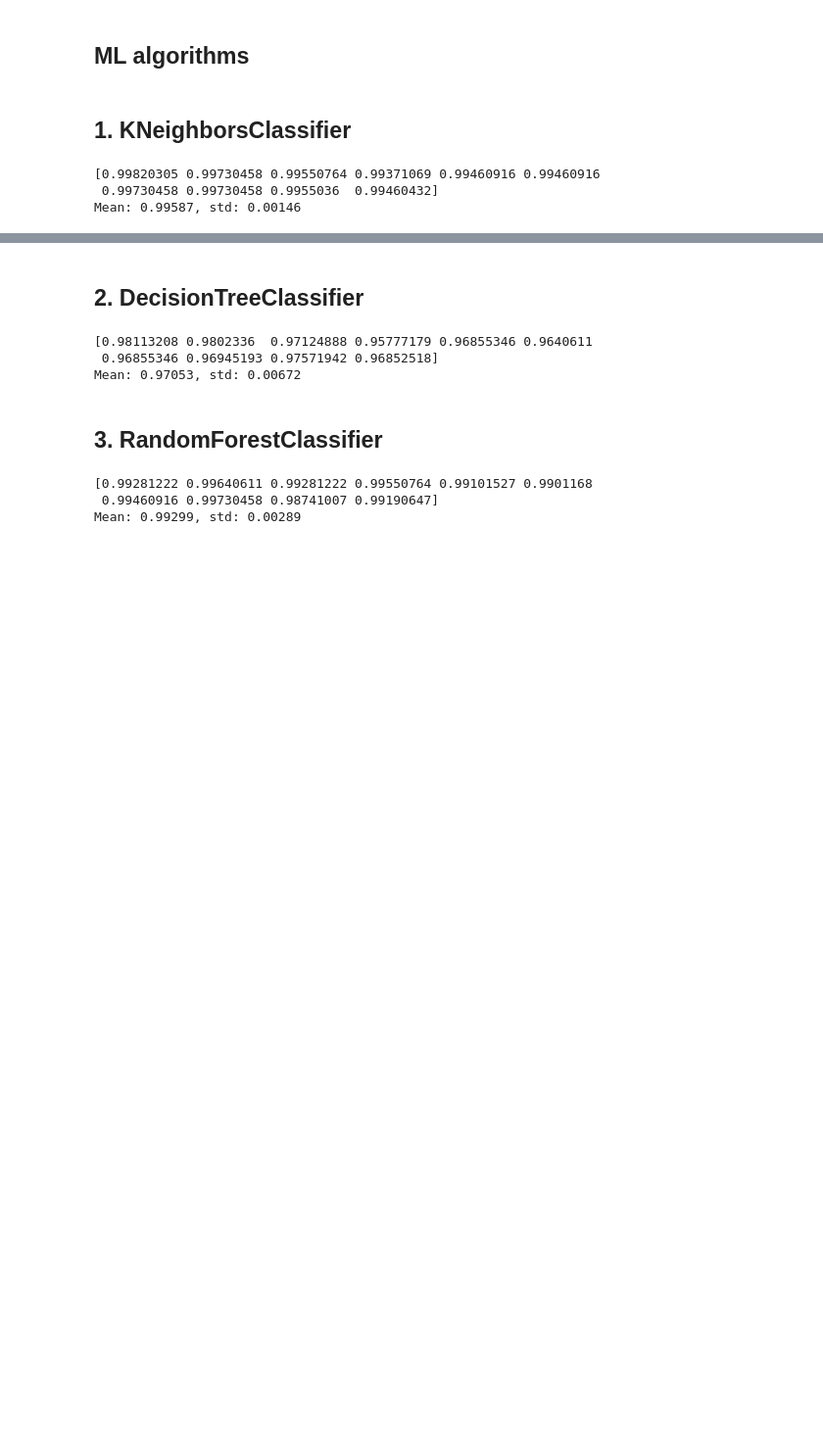
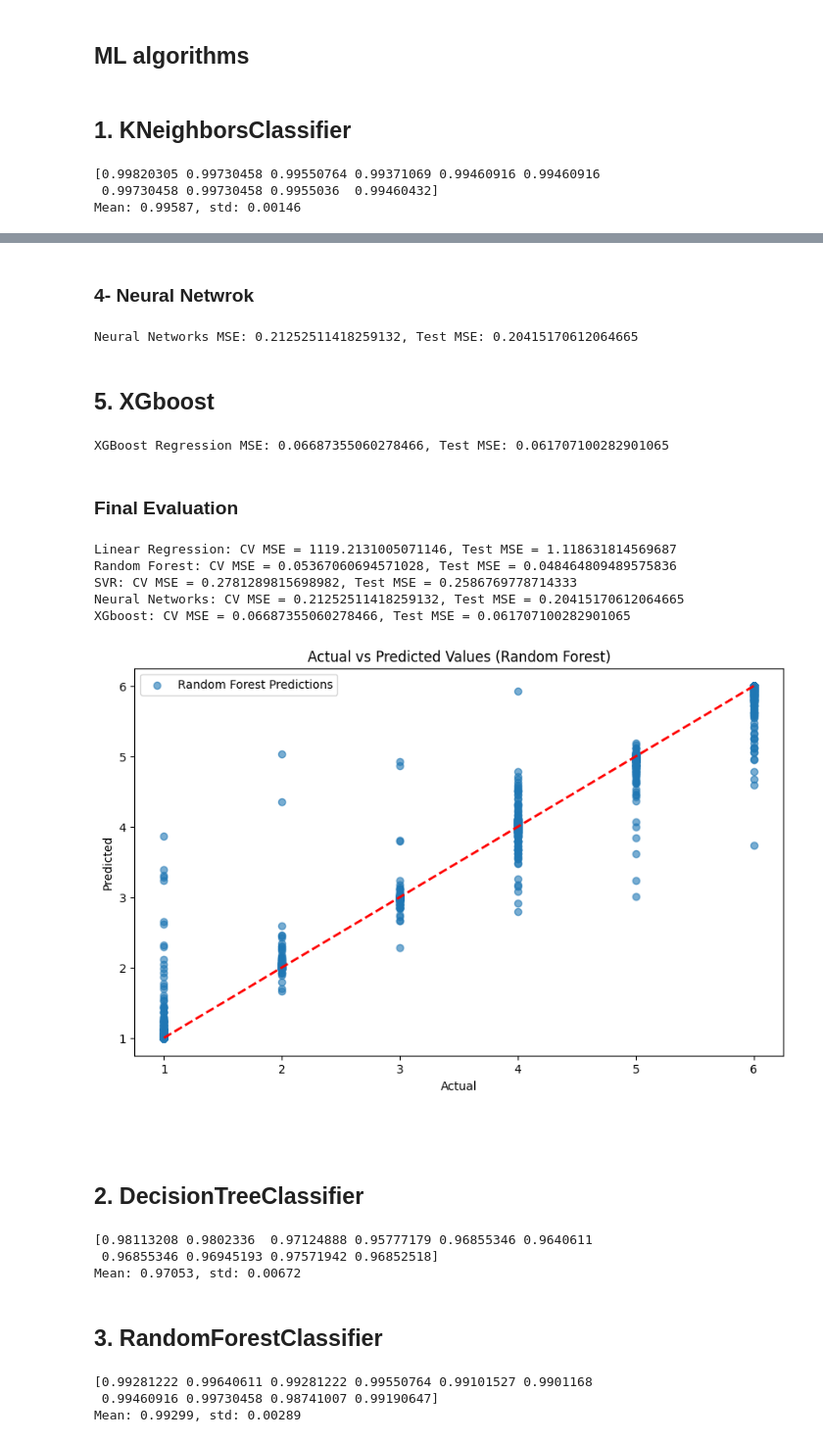
Before and after one commit to InasALKamachy/ML-for-calibration, a Jupyter notebook: notebooks/desempenhos.ipynb, the cells around one changed output, grey strips where cells are left out. Shown: that part at 98% size. Drawn from its saved outputs; the diff is of its cells as text; code cells hidden in the pictures; blank space fills up the shorter version.

Commit message:
modeling

```diff
--- a/notebooks/desempenhos.ipynb
+++ b/notebooks/desempenhos.ipynb
@@ -56,6 +180,78 @@ Mean: 0.99587, std: 0.00146
+# %% [markdown]
+### 4- Neural Netwrok
+# %%
+from sklearn.neural_network import MLPRegressor
+
+# Initialize the model
+mlp = MLPRegressor(hidden_layer_sizes=(100,), max_iter=1000, random_state=42)
+
+# 10-fold cross-validation
+cv_results_mlp = cross_val_score(mlp, X_train, y_train, cv=kf, scoring='neg_mean_squared_error')
+
+# Train the model and evaluate
+mlp.fit(X_train, y_train)
+y_pred_mlp = mlp.predict(X_test)
+mse_mlp = mean_squared_error(y_test, y_pred_mlp)
+
+print(f'Neural Networks MSE: {-np.mean(cv_results_mlp)}, Test MSE: {mse_mlp}')
+# %% [output]
+Neural Networks MSE: 0.21252511418259132, Test MSE: 0.20415170612064665
+# %% [markdown]
+## 5. XGboost
+# %%
+from xgboost import XGBRegressor
+
+# Initialize the model with hyperparameters (adjust these as needed)
+xgb_model = XGBRegressor(n_estimators=100, learning_rate=0.1, max_depth=5, random_state=42)
+
+# 10-fold cross-validation (same kf can be used)
+cv_results_xgb = cross_val_score(xgb_model, X_train, y_train, cv=kf, scoring='neg_mean_squared_error')
+
+# Train the model and evaluate
+xgb_model.fit(X_train, y_train)
+y_pred_xgb = xgb_model.predict(X_test)
+mse_xgb = mean_squared_error(y_test, y_pred_xgb)
+
+print(f'XGBoost Regression MSE: {-np.mean(cv_results_xgb)}, Test MSE: {mse_xgb}')
+# %% [output]
+XGBoost Regression MSE: 0.06687355060278466, Test MSE: 0.061707100282901065
+# %% [markdown]
+### Final Evaluation
+# %%
+# Collecting all results
+results = {
+    'Linear Regression': {'CV MSE': -np.mean(cv_results_lr), 'Test MSE': mse_lr},
+    'Random Forest': {'CV MSE': -np.mean(cv_results_rf), 'Test MSE': mse_rf},
+    'SVR': {'CV MSE': best_mse, 'Test MSE': mse_svr},
+    'Neural Networks': {'CV MSE': -np.mean(cv_results_mlp), 'Test MSE': mse_mlp},
+    'XGboost': {'CV MSE': -np.mean(cv_results_xgb), 'Test MSE': mse_xgb}
+}
+
+# Print results
+for model, metrics in results.items():
+    print(f"{model}: CV MSE = {metrics['CV MSE']}, Test MSE = {metrics['Test MSE']}")
+
+# Assuming y_pred_rf is your predictions for Random Forest
+plt.figure(figsize=(10, 6))
+plt.scatter(y_test, y_pred_rf, alpha=0.6, label='Random Forest Predictions')
+plt.plot([y_test.min(), y_test.max()], [y_test.min(), y_test.max()], 'r--', lw=2)
+plt.xlabel('Actual')
+plt.ylabel('Predicted')
+plt.title('Actual vs Predicted Values (Random Forest)')
+plt.legend()
+plt.show()
+# %% [output]
+Linear Regression: CV MSE = 1119.2131005071146, Test MSE = 1.118631814569687
+Random Forest: CV MSE = 0.05367060694571028, Test MSE = 0.048464809489575836
+SVR: CV MSE = 0.2781289815698982, Test MSE = 0.2586769778714333
+Neural Networks: CV MSE = 0.21252511418259132, Test MSE = 0.20415170612064665
+XGboost: CV MSE = 0.06687355060278466, Test MSE = 0.061707100282901065
+[figure, added]
 # %%
 KNN_score = [0.99820305, 0.99730458, 0.99550764 ,0.99371069, 0.99460916, 0.99460916,
  0.99730458, 0.99730458 ,0.9955036 , 0.99460432]
+# %% [markdown]
+###
 # %% [markdown]
 ## 2. DecisionTreeClassifier
 # %%
```
Also changed, not shown: parts of 11 cells of this notebook.
